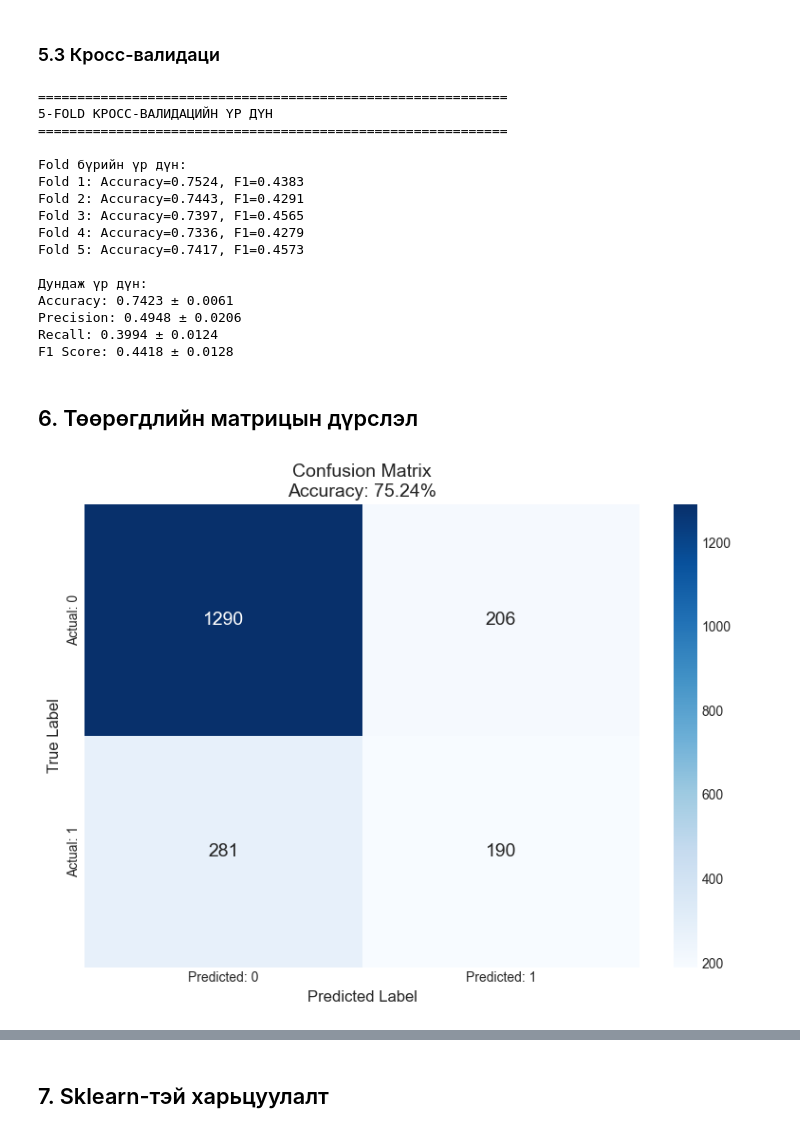
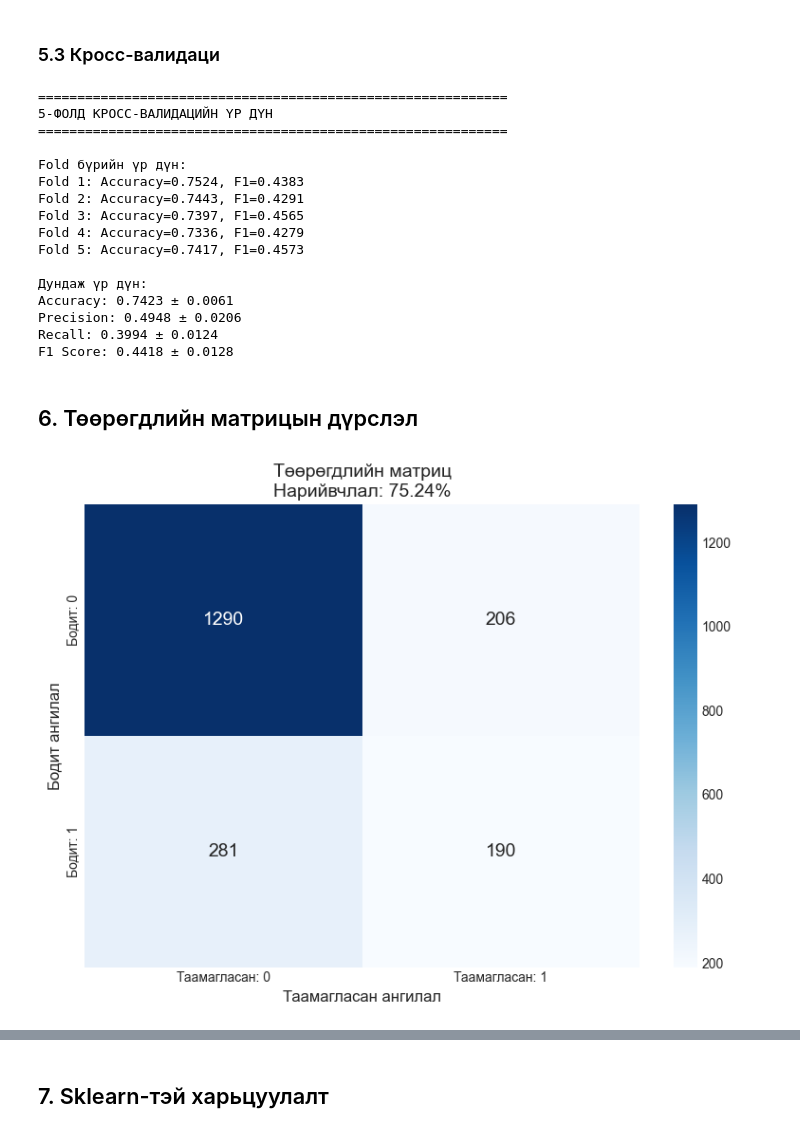
Before and after one commit to B4teShai/Predicting-Customer-Purchase-Behavior, a Jupyter notebook: Bernoulli_Naive_Bayes.ipynb, the cells around one changed output, grey strips where cells are left out. Drawn from its saved outputs; the diff is of its cells as text; code cells hidden in the pictures.

```diff
--- a/Bernoulli_Naive_Bayes.ipynb
+++ b/Bernoulli_Naive_Bayes.ipynb
@@ -649,11 +646,11 @@ AUC-ROC Score: 0.7222
 ### 5.3 Кросс-валидаци
 # %%
 # ============================================
-# K-Fold Кросс-валидаци
+# K-фолд Кросс-валидаци
 # ============================================
 
 def k_fold_cross_validation(X, y, k=5, alpha=1.0, random_state=42):
-    """K-Fold кросс-валидаци хийх"""
+    """K-фолд кросс-валидаци хийх"""
     np.random.seed(random_state)
     n_samples = len(y)
     indices = np.random.permutation(n_samples)
@@ -687,7 +684,7 @@ def k_fold_cross_validation(X, y, k=5, alpha=1.0, random_state=42):
 cv_scores = k_fold_cross_validation(X, y, k=5, alpha=1.0)
 
 print("=" * 60)
-print("5-FOLD КРОСС-ВАЛИДАЦИЙН ҮР ДҮН")
+print("5-ФОЛД КРОСС-ВАЛИДАЦИЙН ҮР ДҮН")
 print("=" * 60)
 
 print("\nFold бүрийн үр дүн:")
@@ -701,7 +698,7 @@ print(f"Recall: {np.mean(cv_scores['recall']):.4f} ± {np.std(cv_scores['recall'
 print(f"F1 Score: {np.mean(cv_scores['f1']):.4f} ± {np.std(cv_scores['f1']):.4f}")
 # %% [output]
 ============================================================
-5-FOLD КРОСС-ВАЛИДАЦИЙН ҮР ДҮН
+5-ФОЛД КРОСС-ВАЛИДАЦИЙН ҮР ДҮН
 ============================================================
 
 Fold бүрийн үр дүн:
@@ -721,20 +718,20 @@ F1 Score: 0.4418 ± 0.0128
 # %%
 # ============================================
 # Төөрөгдлийн матрицын дүрслэл
 # ============================================
 
 fig, ax = plt.subplots(figsize=(8, 6))
 sns.heatmap(cm, annot=True, fmt='d', cmap='Blues', ax=ax,
-            xticklabels=['Predicted: 0', 'Predicted: 1'],
-            yticklabels=['Actual: 0', 'Actual: 1'],
+            xticklabels=['Таамагласан: 0', 'Таамагласан: 1'],
+            yticklabels=['Бодит: 0', 'Бодит: 1'],
             annot_kws={'size': 14})
-ax.set_title(f'Confusion Matrix\nAccuracy: {accuracy_score(y_test, y_test_pred):.2%}', fontsize=14)
-ax.set_xlabel('Predicted Label', fontsize=12)
-ax.set_ylabel('True Label', fontsize=12)
+ax.set_title(f'Төөрөгдлийн матриц\nНарийвчлал: {accuracy_score(y_test, y_test_pred):.2%}', fontsize=14)
+ax.set_xlabel('Таамагласан ангилал', fontsize=12)
+ax.set_ylabel('Бодит ангилал', fontsize=12)
 plt.tight_layout()
 plt.show()
 # %% [output]
-[figure, old version]
+[figure, new version]
 # %%
 # ============================================
 # Шинж чанаруудын ач холбогдол
```
Also changed, not shown: parts of 12 cells of this notebook, 20 other files.
